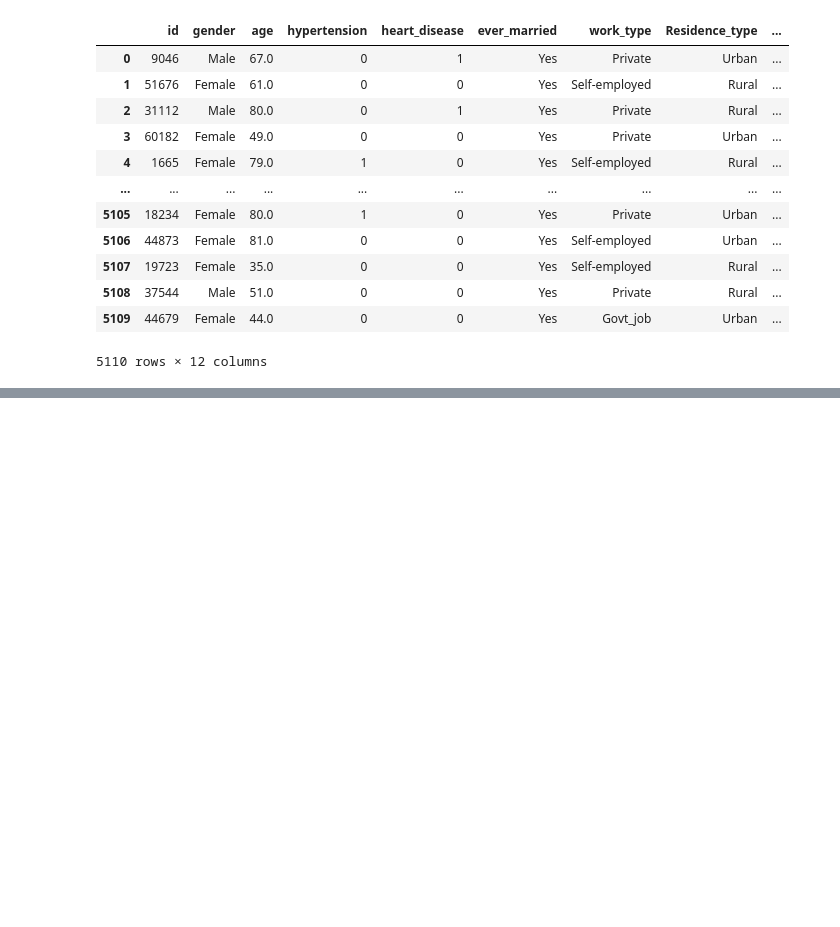
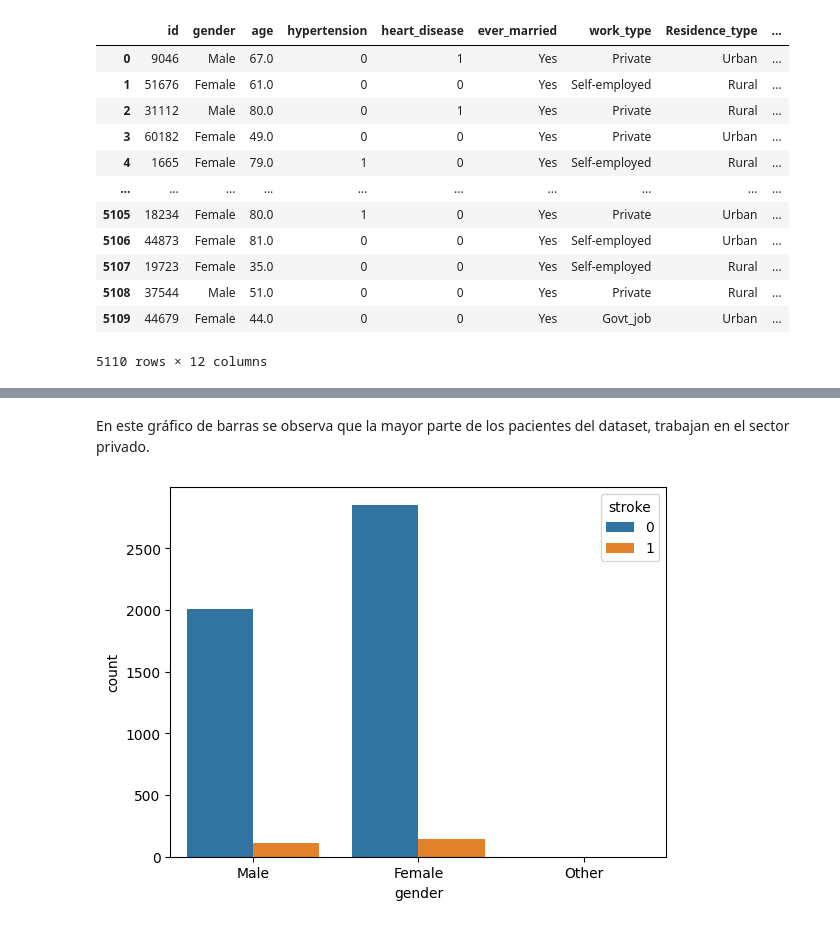
Before and after one commit to andresgabas/DS-Coderhouse, a Jupyter notebook: Visualización_Gabás.ipynb, the cells around one changed output, grey strips where cells are left out. Saved outputs shown, nothing was run; the diff lists cells and outputs as text; code cells hidden in the pictures; blank space fills up the shorter version.

```diff
--- a/Visualización_Gabás.ipynb
+++ b/Visualización_Gabás.ipynb
@@ -25,0 +72,9 @@ stroke
+# %% [markdown]
+En este gráfico de barras se observa que la mayor parte de los pacientes del dataset, trabajan en el sector privado.
+# %%
+# prompt: Generate a graph correlating gender with stroke
+
+sns.countplot(x='gender', hue='stroke', data=stroke)
+plt.show()
+# %% [output]
+[figure, added]
```
Also changed, not shown: parts of 5 cells of this notebook.
